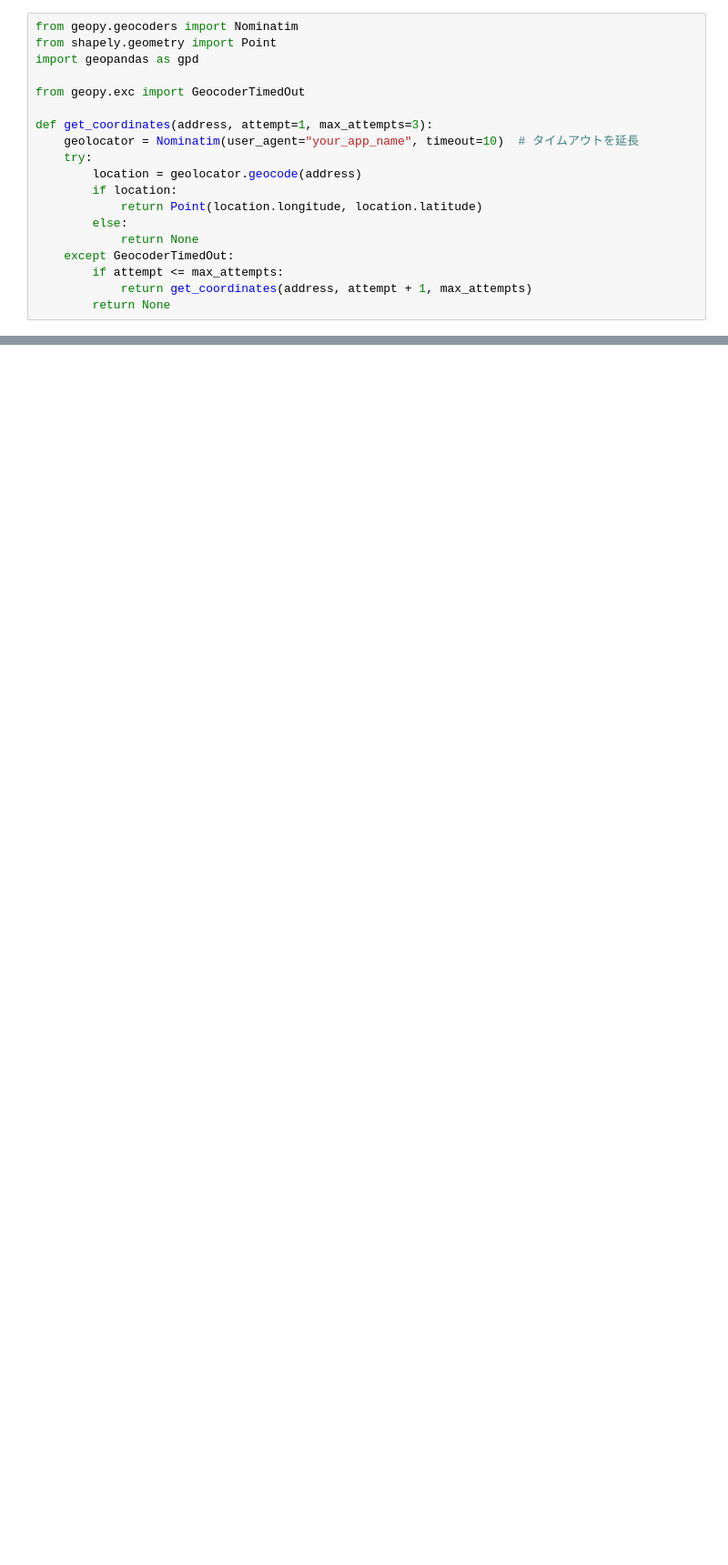
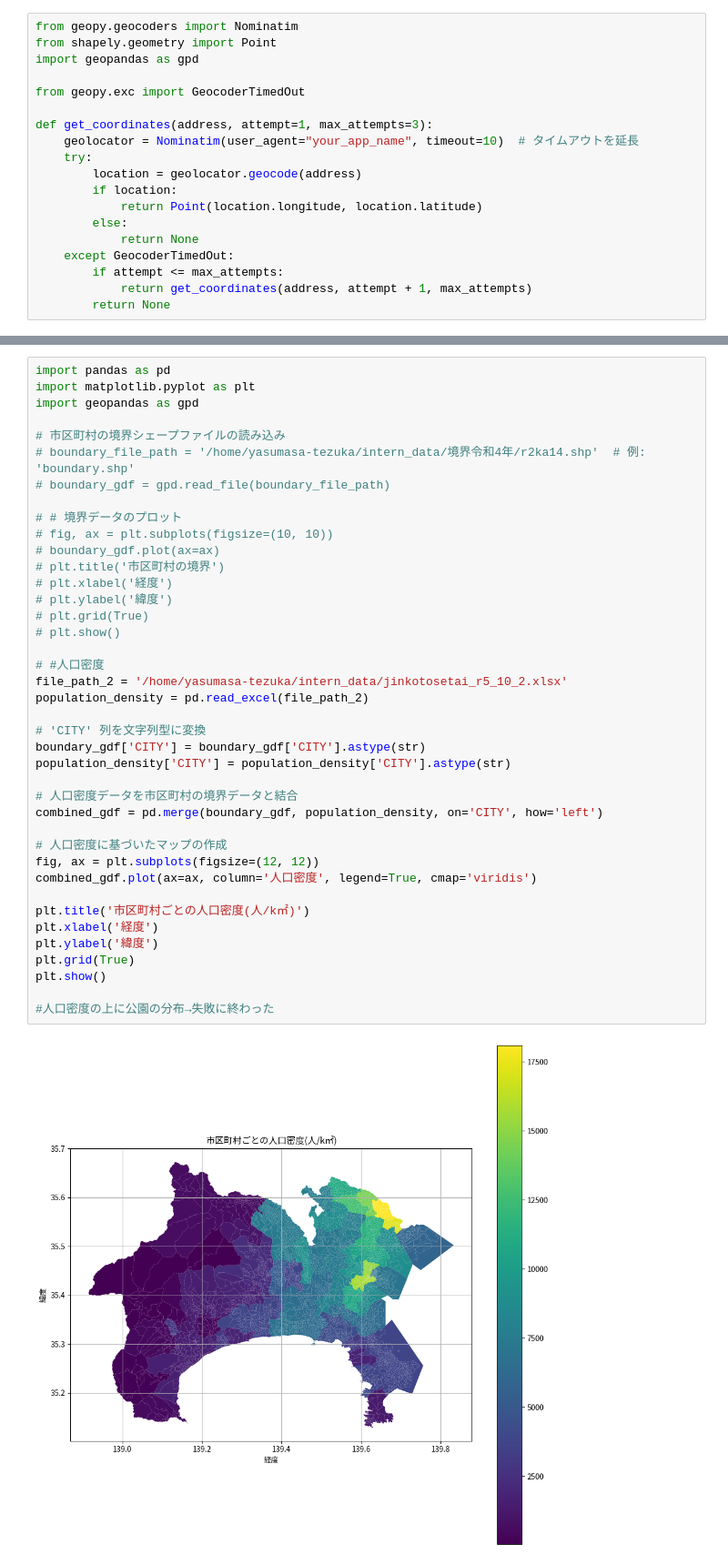
Before and after one commit to yasumasa718/park_data_intern, a Jupyter notebook: intern_kadai2.ipynb, the cells around one changed output, grey strips where cells are left out. Shown: that part at 91% size. Drawn from its saved outputs; the diff is of its cells as text; blank space fills up the shorter version.

```diff
--- a/intern_kadai2.ipynb
+++ b/intern_kadai2.ipynb
@@ -297,0 +384,42 @@ TypeError: unsupported operand type(s) for +: 'int' and 'str'
+# %%
+import pandas as pd
+import matplotlib.pyplot as plt
+import geopandas as gpd
+
+# 市区町村の境界シェープファイルの読み込み
+# boundary_file_path = '/home/yasumasa-tezuka/intern_data/境界令和4年/r2ka14.shp'  # 例: 'boundary.shp'
+# boundary_gdf = gpd.read_file(boundary_file_path)
+
+# # 境界データのプロット
+# fig, ax = plt.subplots(figsize=(10, 10))
+# boundary_gdf.plot(ax=ax)
+# plt.title('市区町村の境界')
+# plt.xlabel('経度')
+# plt.ylabel('緯度')
+# plt.grid(True)
+# plt.show()
+
+# #人口密度
+file_path_2 = '/home/yasumasa-tezuka/intern_data/jinkotosetai_r5_10_2.xlsx'
+population_density = pd.read_excel(file_path_2)
+
+# 'CITY' 列を文字列型に変換
+boundary_gdf['CITY'] = boundary_gdf['CITY'].astype(str)
+population_density['CITY'] = population_density['CITY'].astype(str)
+
+# 人口密度データを市区町村の境界データと結合
+combined_gdf = pd.merge(boundary_gdf, population_density, on='CITY', how='left')
+
+# 人口密度に基づいたマップの作成
+fig, ax = plt.subplots(figsize=(12, 12))
+combined_gdf.plot(ax=ax, column='人口密度', legend=True, cmap='viridis')
+
+plt.title('市区町村ごとの人口密度(人/k㎡)')
+plt.xlabel('経度')
+plt.ylabel('緯度')
+plt.grid(True)
+plt.show()
+
+#人口密度の上に公園の分布→失敗に終わった
+# %% [output]
+[figure, added]
```
Also changed, not shown: parts of 12 cells of this notebook.
